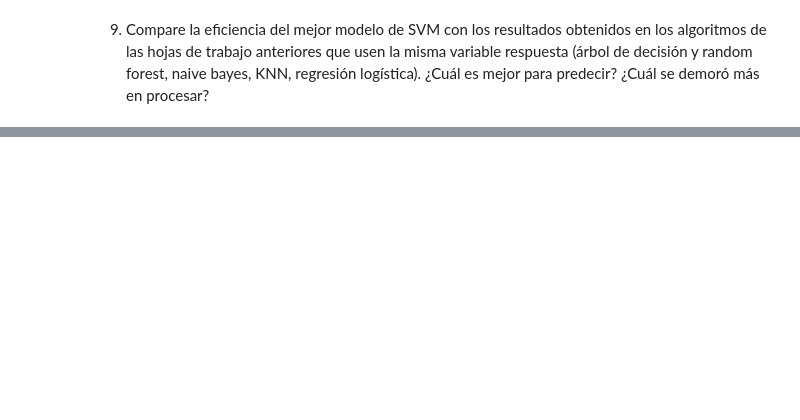
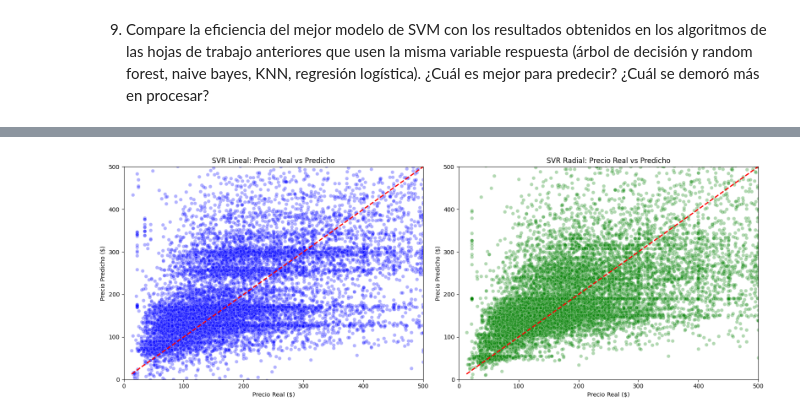
Before and after one commit to yehosuah/Lab8_MineriaDeDatos, a Jupyter notebook: AnalisisLab8.ipynb, the cells around one changed output, grey strips where cells are left out. Drawn from its saved outputs; the diff is of its cells as text; code cells hidden in the pictures; blank space fills up the shorter version.

Commit message:
Agregar actividades restantes

```diff
--- a/AnalisisLab8.ipynb
+++ b/AnalisisLab8.ipynb
@@ -355,0 +403,81 @@ Regresión Logística  0.590200     0.49000
+# %%
+# ACTIVIDAD 11: Modelo de Regresión (SVR) para la variable 'price'
+from sklearn.svm import SVR, LinearSVR
+from sklearn.metrics import mean_squared_error, mean_absolute_error, r2_score
+import time
+
+print("\nACTIVIDAD 11: MODELADO DE REGRESIÓN (PREDICCIÓN DE PRECIO)")
+
+# 1. Definir la variable de respuesta continua
+y_reg = df_model['price']
+X_reg = X # Utilizamos las mismas características (accommodates, bathrooms, etc.)
+
+# 2. División de datos (Mismas condiciones, semilla 42)
+X_train_r, X_test_r, y_train_r, y_test_r = train_test_split(X_reg, y_reg, test_size=0.2, random_state=42)
+
+# 3. Escalado de datos
+scaler_r = StandardScaler()
+X_train_r_scaled = scaler_r.fit_transform(X_train_r)
+X_test_r_scaled = scaler_r.transform(X_test_r)
+
+# Muestra reducida para el GridSearchCV (evitar tiempos extremos)
+X_train_r_sub, _, y_train_r_sub, _ = train_test_split(X_train_r_scaled, y_train_r, train_size=8000, random_state=42)
+
+# --- ENTRENAMIENTO SVR LINEAL ---
+print("\n1. Entrenando y Tuneando SVR Lineal...")
+inicio_svr_lin = time.time()
+grid_svr_lin = GridSearchCV(LinearSVR(random_state=42, max_iter=10000),
+                            {'C': [0.1, 1, 10], 'epsilon': [0.1, 1, 5]},
+                            cv=3, n_jobs=-1)
+grid_svr_lin.fit(X_train_r_scaled, y_train_r)
+mejor_svr_lin = grid_svr_lin.best_estimator_
+print(f"Mejores parámetros Lineal: {grid_svr_lin.best_params_} (Tiempo: {time.time()-inicio_svr_lin:.2f}s)")
+
+# --- ENTRENAMIENTO SVR RADIAL (RBF) ---
+print("\n2. Entrenando y Tuneando SVR Radial (RBF)...")
+inicio_svr_rbf = time.time()
+grid_svr_rbf = GridSearchCV(SVR(kernel='rbf'),
+                            {'C': [1, 10, 50], 'epsilon': [0.1, 1, 5], 'gamma': ['scale', 0.1]},
+                            cv=3, n_jobs=-1)
+grid_svr_rbf.fit(X_train_r_sub, y_train_r_sub) # Tuneo con muestra
+mejor_svr_rbf = SVR(**grid_svr_rbf.best_params_, kernel='rbf')
+mejor_svr_rbf.fit(X_train_r_scaled, y_train_r) # Entrenamiento con todo
+print(f"Mejores parámetros Radial: {grid_svr_rbf.best_params_} (Tiempo: {time.time()-inicio_svr_rbf:.2f}s)")
+
+# --- PREDICCIONES Y EVALUACIÓN ---
+y_pred_r_lin = mejor_svr_lin.predict(X_test_r_scaled)
+y_pred_r_rbf = mejor_svr_rbf.predict(X_test_r_scaled)
+
+print("\n--- Resultados de Predicción (Métricas de Error) ---")
+print("SVR LINEAL:")
+print(f"RMSE (Error Cuadrático Medio): {np.sqrt(mean_squared_error(y_test_r, y_pred_r_lin)):.2f} USD")
+print(f"MAE (Error Absoluto Medio):    {mean_absolute_error(y_test_r, y_pred_r_lin):.2f} USD")
+print(f"R2 (Varianza explicada):       {r2_score(y_test_r, y_pred_r_lin):.4f}")
+
+print("\nSVR RADIAL (RBF):")
+print(f"RMSE (Error Cuadrático Medio): {np.sqrt(mean_squared_error(y_test_r, y_pred_r_rbf)):.2f} USD")
+print(f"MAE (Error Absoluto Medio):    {mean_absolute_error(y_test_r, y_pred_r_rbf):.2f} USD")
+print(f"R2 (Varianza explicada):       {r2_score(y_test_r, y_pred_r_rbf):.4f}")
+
+# --- GRÁFICA COMPARATIVA: Real vs Predicción ---
+fig, axes = plt.subplots(1, 2, figsize=(16, 6))
+
+sns.scatterplot(x=y_test_r, y=y_pred_r_lin, alpha=0.3, color='blue', ax=axes[0])
+axes[0].plot([y_test_r.min(), y_test_r.max()], [y_test_r.min(), y_test_r.max()], 'r--', lw=2) # Línea ideal
+axes[0].set_title('SVR Lineal: Precio Real vs Predicho')
+axes[0].set_xlabel('Precio Real ($)')
+axes[0].set_ylabel('Precio Predicho ($)')
+axes[0].set_xlim(0, 500)
+axes[0].set_ylim(0, 500)
+
+sns.scatterplot(x=y_test_r, y=y_pred_r_rbf, alpha=0.3, color='green', ax=axes[1])
+axes[1].plot([y_test_r.min(), y_test_r.max()], [y_test_r.min(), y_test_r.max()], 'r--', lw=2) # Línea ideal
+axes[1].set_title('SVR Radial: Precio Real vs Predicho')
+axes[1].set_xlabel('Precio Real ($)')
+axes[1].set_ylabel('Precio Predicho ($)')
+axes[1].set_xlim(0, 500)
+axes[1].set_ylim(0, 500)
+
+plt.tight_layout()
+plt.show()
+# %% [output]
@@ -355,0 +502 @@ Regresión Logística  0.590200     0.49000
+[figure, added]
```
Also changed, not shown: parts of 9 cells of this notebook.
